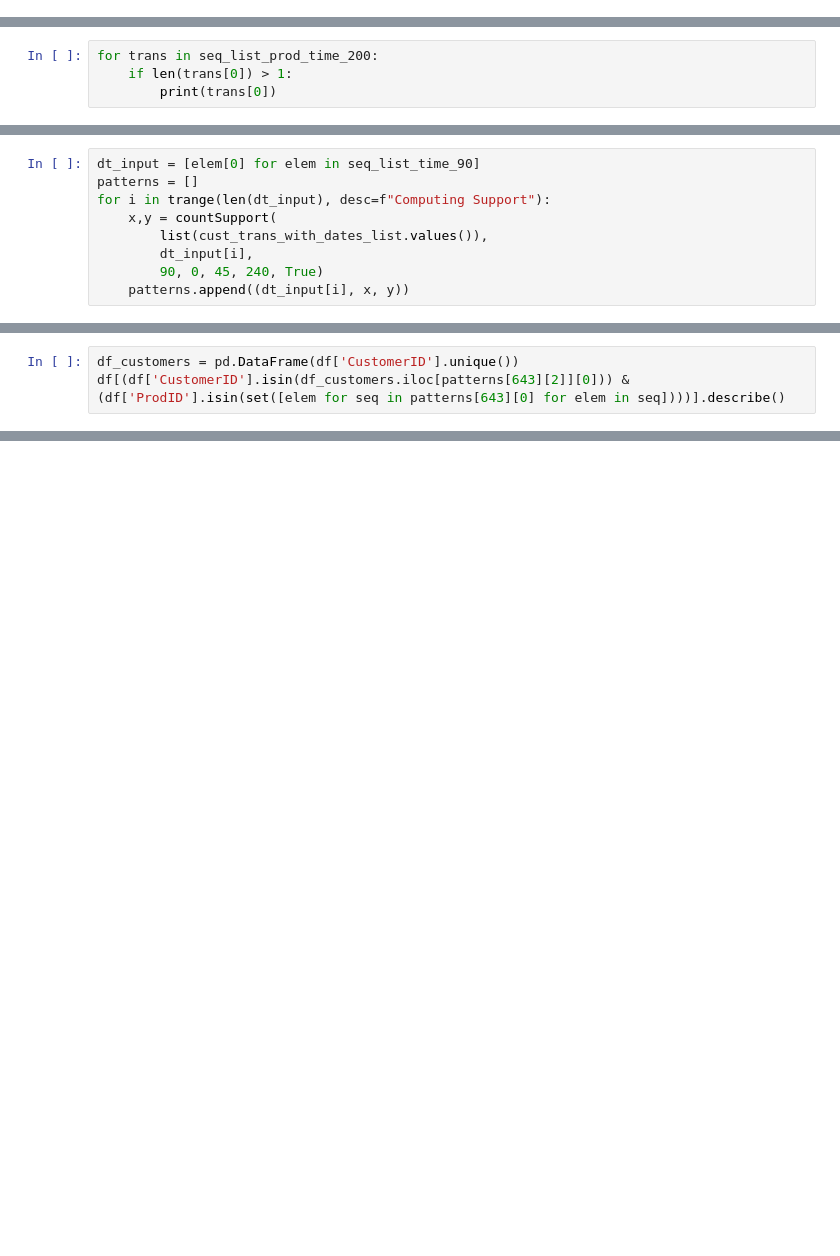
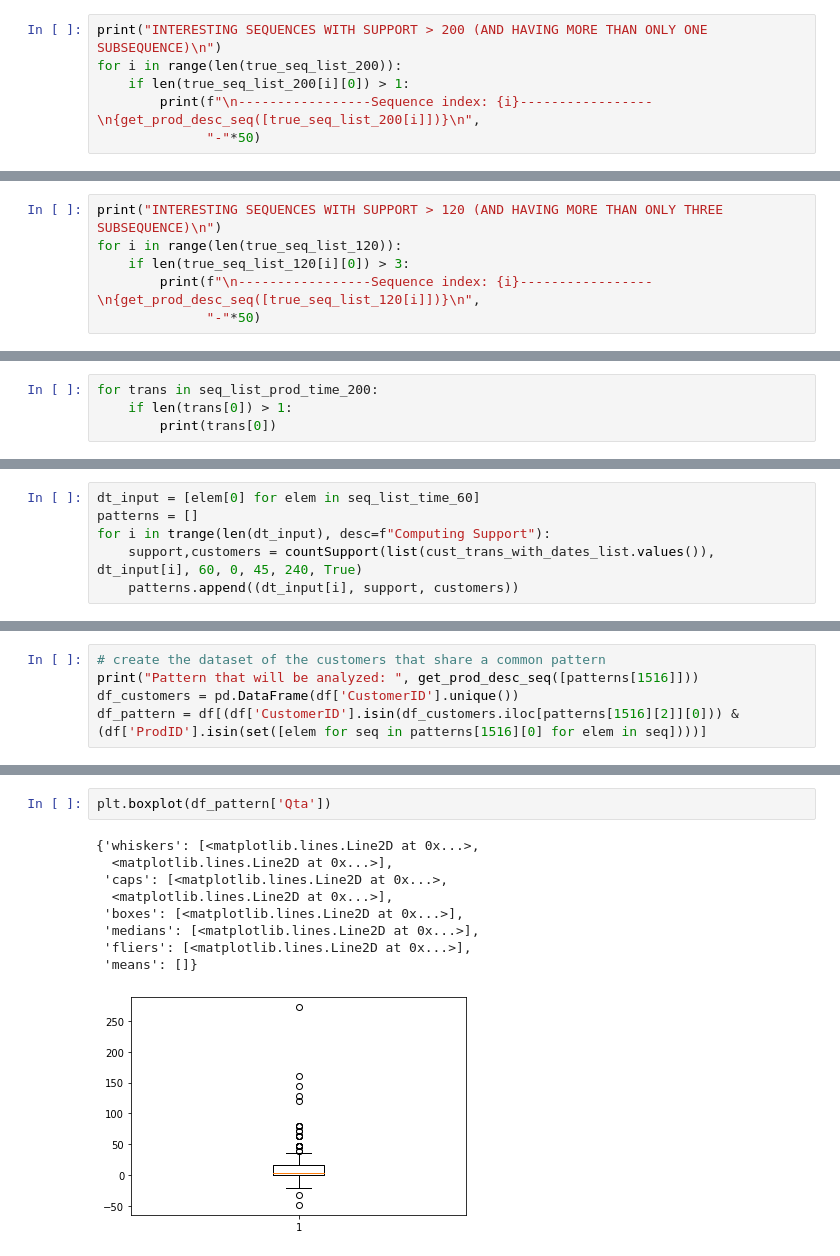
Before and after one commit to AlexPasqua/DM-project, a Jupyter notebook: SequentialPatternMining.ipynb, the cells around one changed output, grey strips where cells are left out. Cells and saved outputs as stored; diff of their text form; blank space fills up the shorter version.

```diff
--- a/SequentialPatternMining.ipynb
+++ b/SequentialPatternMining.ipynb
@@ -265,0 +401,6 @@ for trans in seq_list_prod_200:
+# %%
+print("INTERESTING SEQUENCES WITH SUPPORT > 200 (AND HAVING MORE THAN ONLY ONE SUBSEQUENCE)\n")
+for i in range(len(true_seq_list_200)):
+    if len(true_seq_list_200[i][0]) > 1:
+        print(f"\n-----------------Sequence index: {i}-----------------\n{get_prod_desc_seq([true_seq_list_200[i]])}\n",
+              "-"*50)
@@ -265,0 +444,6 @@ for trans in seq_list_prod_200:
+# %%
+print("INTERESTING SEQUENCES WITH SUPPORT > 120 (AND HAVING MORE THAN ONLY THREE SUBSEQUENCE)\n")
+for i in range(len(true_seq_list_120)):
+    if len(true_seq_list_120[i][0]) > 3:
+        print(f"\n-----------------Sequence index: {i}-----------------\n{get_prod_desc_seq([true_seq_list_120[i]])}\n",
+              "-"*50)
@@ -374,12 +642,9 @@ def isSubsequence(mainSequence, subSequence, minGap, maxGap, maxSpan, use_time_c
 # %%
-dt_input = [elem[0] for elem in seq_list_time_90]
+dt_input = [elem[0] for elem in seq_list_time_60]
 patterns = []
 for i in trange(len(dt_input), desc=f"Computing Support"):
-    x,y = countSupport(
-        list(cust_trans_with_dates_list.values()),
-        dt_input[i],
-        90, 0, 45, 240, True)
-    patterns.append((dt_input[i], x, y))
+    support,customers = countSupport(list(cust_trans_with_dates_list.values()), dt_input[i], 60, 0, 45, 240, True)
+    patterns.append((dt_input[i], support, customers))
 # %%
 for i in range(len(patterns)):
     if len(patterns[i][0]) > 1:
@@ -407,4 +674,6 @@ HELOOOO 648
 # %%
+# create the dataset of the customers that share a common pattern
+print("Pattern that will be analyzed: ", get_prod_desc_seq([patterns[1516]]))
 df_customers = pd.DataFrame(df['CustomerID'].unique())
-df[(df['CustomerID'].isin(df_customers.iloc[patterns[643][2]][0])) & (df['ProdID'].isin(set([elem for seq in patterns[643][0] for elem in seq])))].describe()
+df_pattern = df[(df['CustomerID'].isin(df_customers.iloc[patterns[1516][2]][0])) & (df['ProdID'].isin(set([elem for seq in patterns[1516][0] for elem in seq])))]
 # %% [output]
@@ -420,0 +693,12 @@ df[(df['CustomerID'].isin(df_customers.iloc[patterns[643][2]][0])) & (df['ProdID
+# %%
+plt.boxplot(df_pattern['Qta'])
+# %% [output]
+{'whiskers': [<matplotlib.lines.Line2D at 0x...>,
+  <matplotlib.lines.Line2D at 0x...>],
+ 'caps': [<matplotlib.lines.Line2D at 0x...>,
+  <matplotlib.lines.Line2D at 0x...>],
+ 'boxes': [<matplotlib.lines.Line2D at 0x...>],
+ 'medians': [<matplotlib.lines.Line2D at 0x...>],
+ 'fliers': [<matplotlib.lines.Line2D at 0x...>],
+ 'means': []}
+[figure, added]
```
Also changed, not shown: parts of 81 cells of this notebook.
